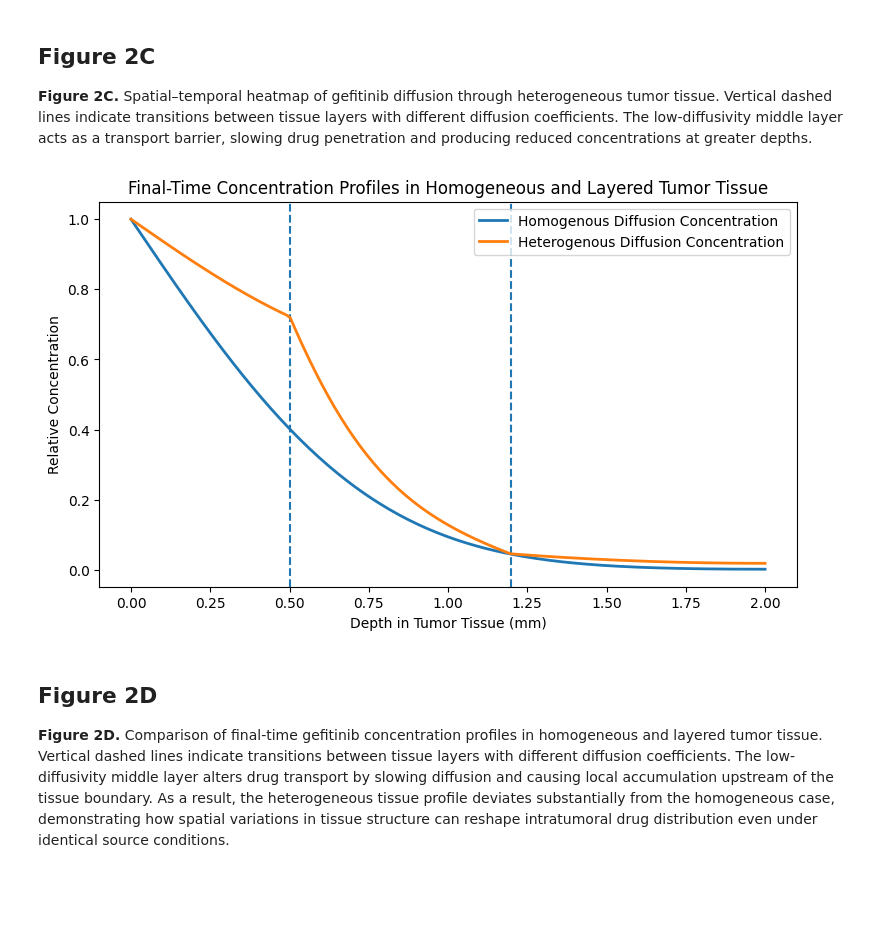
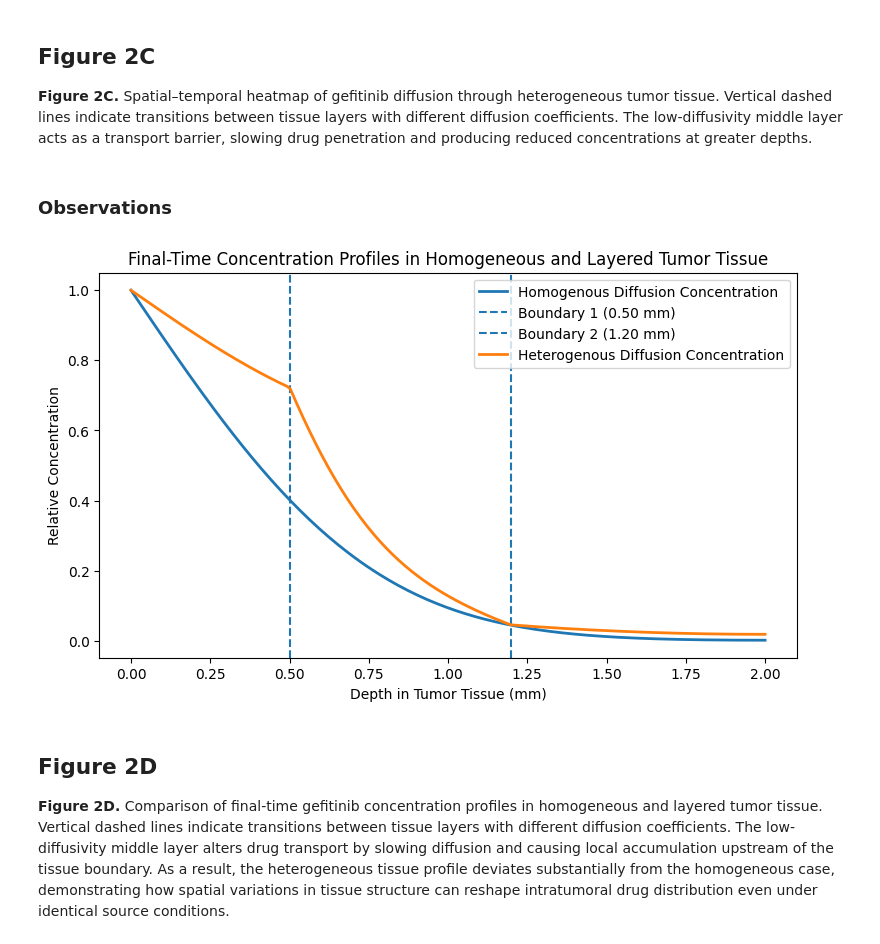
Before and after one commit to abhirym/Drug-Diffusion-Project, a Jupyter notebook: exp02_heterogenous_tissue.ipynb, the cells around one changed output. Saved outputs shown, nothing was run; the diff lists cells and outputs as text; code cells hidden in the pictures; blank space fills up the shorter version.

```diff
--- a/exp02_heterogenous_tissue.ipynb
+++ b/exp02_heterogenous_tissue.ipynb
@@ -219,6 +221,8 @@ plt.show()
 ## Figure 2C
 
 **Figure 2C.** Spatial–temporal heatmap of gefitinib diffusion through heterogeneous tumor tissue. Vertical dashed lines indicate transitions between tissue layers with different diffusion coefficients. The low-diffusivity middle layer acts as a transport barrier, slowing drug penetration and producing reduced concentrations at greater depths.
+# %% [markdown]
+### Observations
 # %%
 import numpy as np
 
@@ -320,36 +324,36 @@ C_homogenous = np.array(saved_profiles_homogenous)
 C_heterogenous = np.array(saved_profiles_heterogenous)
 
 
 # Final homogenous concentration profile
 homo_final = C_homogenous[-1]
 
 # Final heterogenous concentration profile
 layer_final = C_heterogenous[-1]
 
 fig2, ax2 = plt.subplots(figsize = (9,5))
 
 ax2.plot(x * 10, homo_final, linewidth = 2, label = 'Homogenous Diffusion Concentration')
 
-ax2.axvline(boundary_1 * 10, linestyle = '--')
+ax2.axvline(boundary_1 * 10, linestyle = '--', label = 'Boundary 1 (0.50 mm)')
 
-ax2.axvline(boundary_2 * 10, linestyle = '--')
+ax2.axvline(boundary_2 * 10, linestyle = '--', label = 'Boundary 2 (1.20 mm)')
 
 ax2.plot(x * 10, layer_final, linewidth = 2, label = 'Heterogenous Diffusion Concentration')
 
 plt.ylabel('Relative Concentration')
 plt.xlabel('Depth in Tumor Tissue (mm)')
 
 plt.title('Final-Time Concentration Profiles in Homogeneous and Layered Tumor Tissue')
 
 plt.legend()
 
 plt.savefig(
     'figures/exp02_concentration_profile_comparison.png',
     dpi=150,
     bbox_inches='tight'
 )
 # %% [output]
-[figure, old version]
+[figure, new version]
 # %% [markdown]
 ## Figure 2D
 
```
Also changed, not shown: parts of 2 cells of this notebook, 5 other files.
